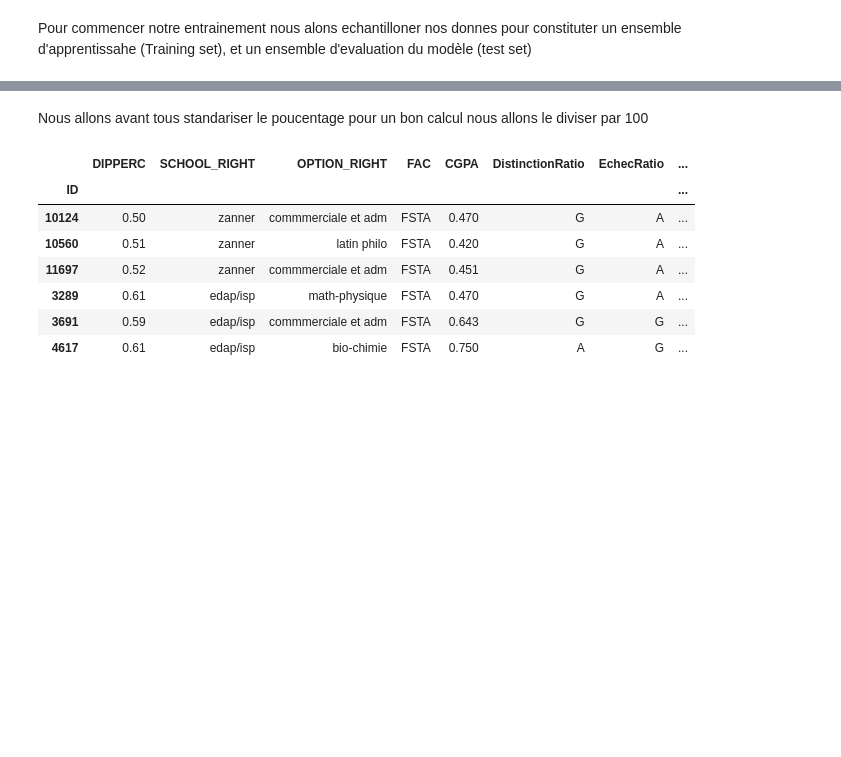
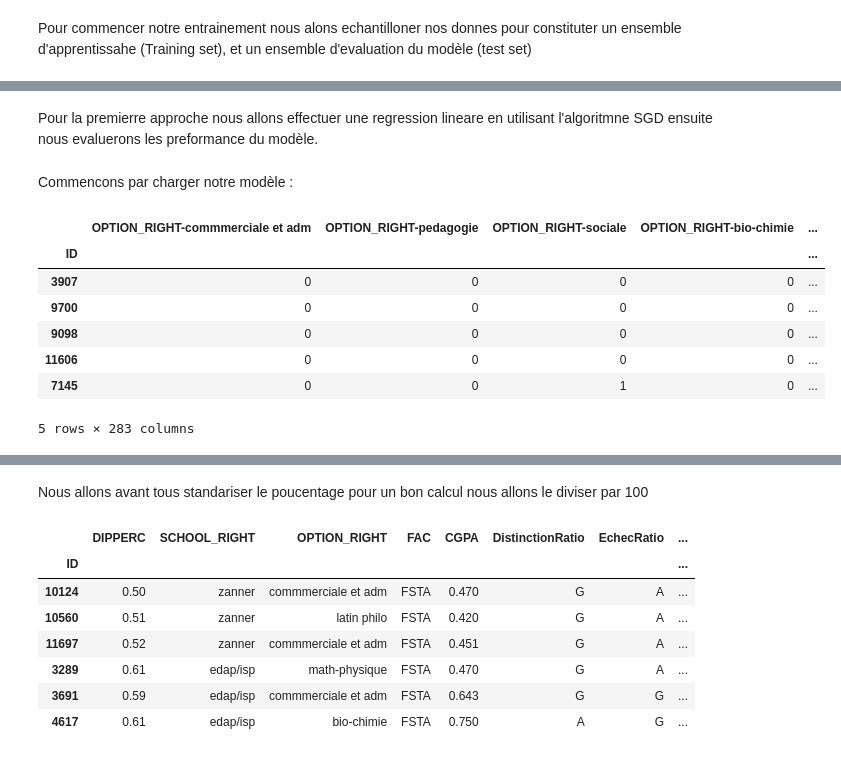
Before and after one commit to espoirMur/Student-Grade-Predictor, a Jupyter notebook: notebook/PredictiveModelBuilding.ipynb, the cells around one changed output, grey strips where cells are left out. Drawn from its saved outputs; the diff is of its cells as text; code cells hidden in the pictures; blank space fills up the shorter version.

```diff
--- a/notebook/PredictiveModelBuilding.ipynb
+++ b/notebook/PredictiveModelBuilding.ipynb
@@ -1204,0 +1258,6 @@ Techno=datasetCGPA.loc[datasetCGPA.FAC=='FSTA']
+# %%
+split = StratifiedShuffleSplit(n_splits=1, test_size=0.2, random_state=42)
+# %%
+for train_index, test_index in split.split(Economie_bin, Economie.EchecRatio):
+    eco_Train_bin=Economie_bin.loc[train_index]
+    eco_Test_bin=Economie_bin.loc[test_index]
@@ -1204,0 +1300,3 @@ Techno=datasetCGPA.loc[datasetCGPA.FAC=='FSTA']
+# %%
+eco_Train_bin.set_index(keys='ID',inplace=True)
+eco_Test_bin.set_index(keys='ID',inplace=True)
@@ -1204,0 +1309,4 @@ Techno=datasetCGPA.loc[datasetCGPA.FAC=='FSTA']
+# %% [markdown]
+Pour la premierre approche nous allons effectuer une regression lineare en utilisant l'algoritmne SGD ensuite nous evaluerons les preformance du modèle.
+# %% [markdown]
+Commencons par charger notre modèle :
@@ -1204,0 +1317,16 @@ Techno=datasetCGPA.loc[datasetCGPA.FAC=='FSTA']
+# %%
+Y_Train=eco_Train_bin.CGPA
+X_Train=eco_Train_bin.drop(labels=['CGPA','EchecRatio'],axis=1)
+Y_Test=eco_Test_bin.CGPA
+X_Test=eco_Test_bin.drop(labels=['CGPA','EchecRatio'],axis=1)
+# %%
+X_Train[:5]
+# %% [output]
+|  | OPTION_RIGHT-commmerciale et adm | OPTION_RIGHT-pedagogie | OPTION_RIGHT-sociale | OPTION_RIGHT-bio-chimie | ... |
+| ID |  |  |  |  | ... |
+| 3907 | 0 | 0 | 0 | 0 | ... |
+| 9700 | 0 | 0 | 0 | 0 | ... |
+| 9098 | 0 | 0 | 0 | 0 | ... |
+| 11606 | 0 | 0 | 0 | 0 | ... |
+| 7145 | 0 | 0 | 1 | 0 | ... |
+5 rows × 283 columns
```
Also changed, not shown: parts of 187 cells of this notebook, 3 other files.
